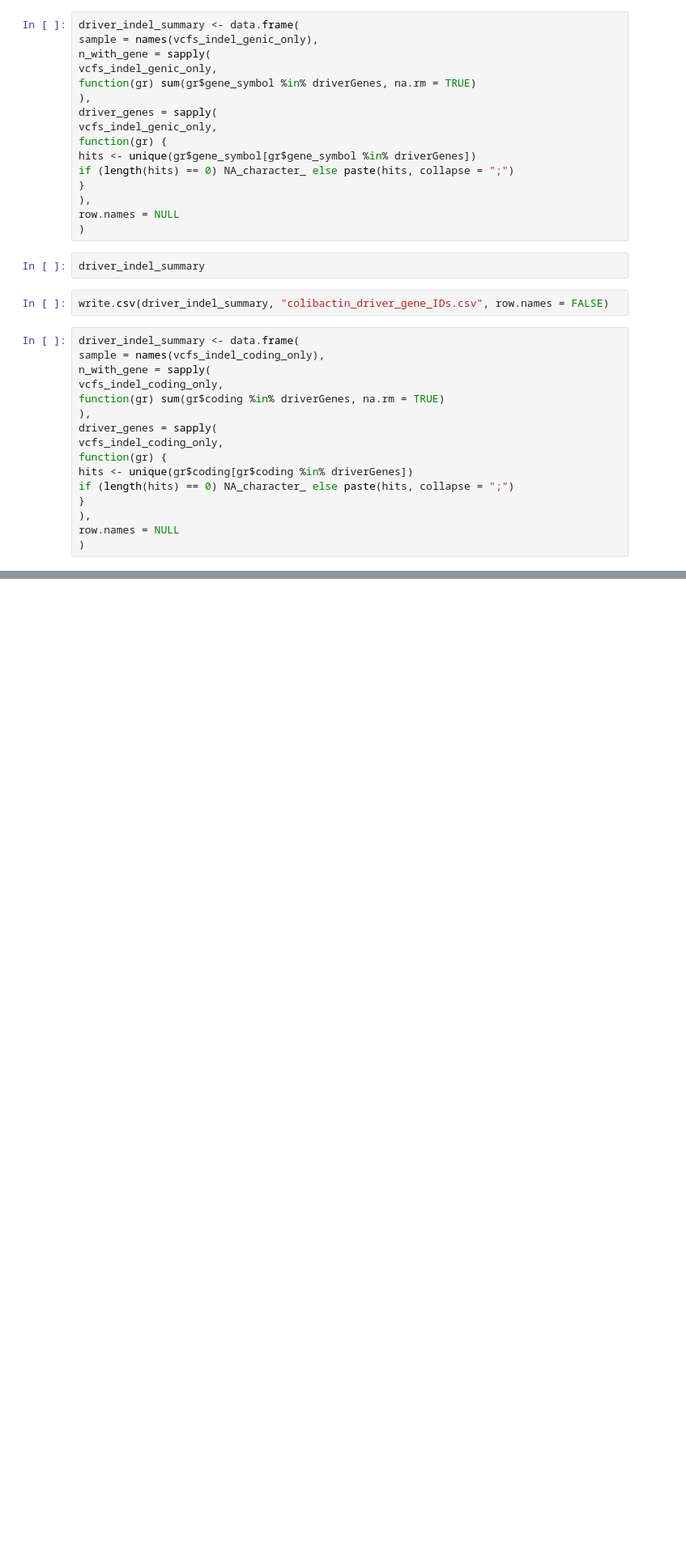
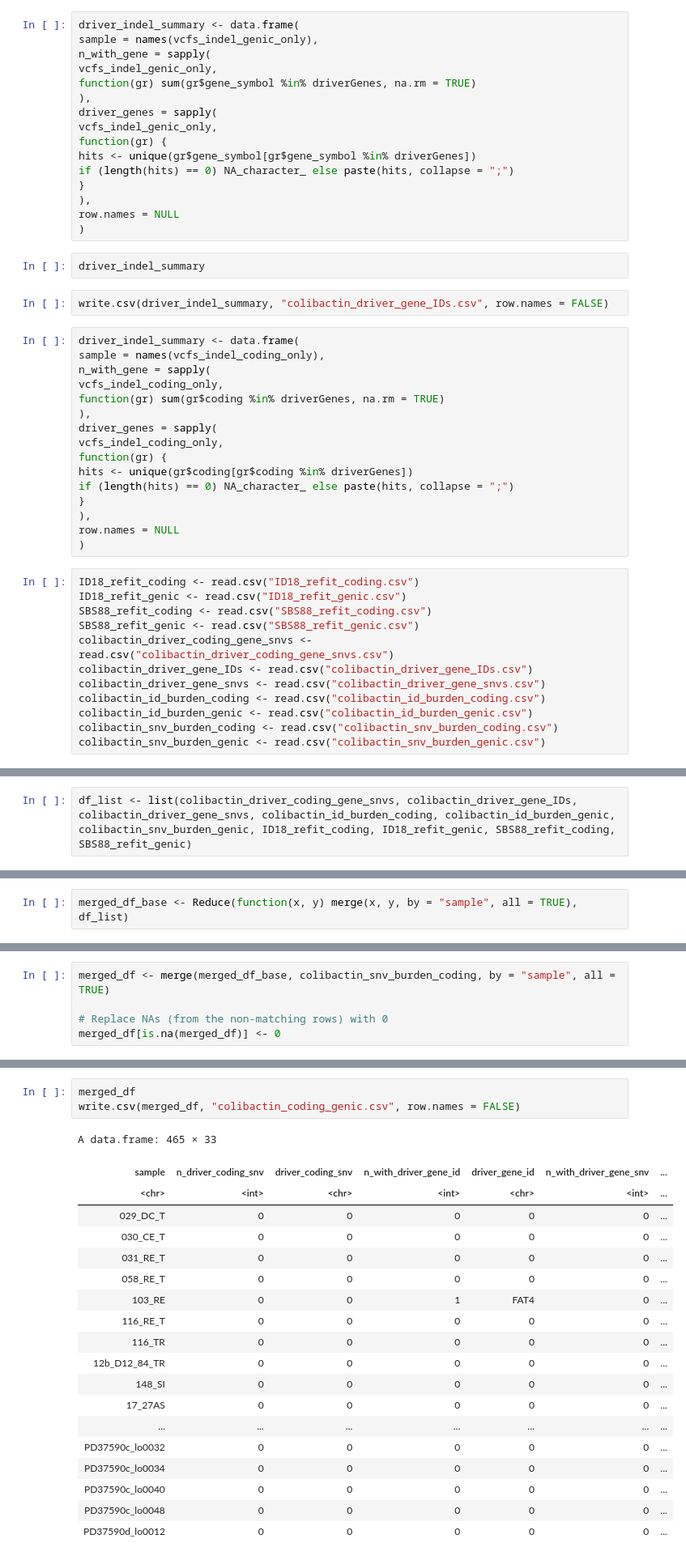
Before and after one commit to laurelhiatt/SEMIColon, a Jupyter notebook: scripts/pks/colibactin_coding.ipynb, the cells around one changed output, grey strips where cells are left out. Shown at 81% size. Cells and saved outputs as stored; diff of their text form; blank space fills up the shorter version.

```diff
--- a/scripts/pks/colibactin_coding.ipynb
+++ b/scripts/pks/colibactin_coding.ipynb
@@ -482,3 +446,15 @@ if (length(hits) == 0) NA_character_ else paste(hits, collapse = ";")
 ),
 row.names = NULL
 )
+# %%
+ID18_refit_coding <- read.csv("ID18_refit_coding.csv")
+ID18_refit_genic <- read.csv("ID18_refit_genic.csv")
+SBS88_refit_coding <- read.csv("SBS88_refit_coding.csv")
+SBS88_refit_genic <- read.csv("SBS88_refit_genic.csv")
+colibactin_driver_coding_gene_snvs <- read.csv("colibactin_driver_coding_gene_snvs.csv")
+colibactin_driver_gene_IDs <- read.csv("colibactin_driver_gene_IDs.csv")
+colibactin_driver_gene_snvs <- read.csv("colibactin_driver_gene_snvs.csv")
+colibactin_id_burden_coding <- read.csv("colibactin_id_burden_coding.csv")
+colibactin_id_burden_genic <- read.csv("colibactin_id_burden_genic.csv")
+colibactin_snv_burden_coding <- read.csv("colibactin_snv_burden_coding.csv")
+colibactin_snv_burden_genic <- read.csv("colibactin_snv_burden_genic.csv")
@@ -484,0 +473,3 @@ row.names = NULL
+# %%
+df_list <- list(colibactin_driver_coding_gene_snvs, colibactin_driver_gene_IDs, colibactin_driver_gene_snvs, colibactin_id_burden_coding, colibactin_id_burden_genic,
+colibactin_snv_burden_genic, ID18_refit_coding, ID18_refit_genic, SBS88_refit_coding, SBS88_refit_genic)
@@ -484,0 +489,2 @@ row.names = NULL
+# %%
+merged_df_base <- Reduce(function(x, y) merge(x, y, by = "sample", all = TRUE), df_list)
@@ -484,0 +494,5 @@ row.names = NULL
+# %%
+merged_df <- merge(merged_df_base, colibactin_snv_burden_coding, by = "sample", all = TRUE)
+
+# Replace NAs (from the non-matching rows) with 0
+merged_df[is.na(merged_df)] <- 0
@@ -484,0 +502,23 @@ row.names = NULL
+# %%
+merged_df
+write.csv(merged_df, "colibactin_coding_genic.csv", row.names = FALSE)
+# %% [output]
+A data.frame: 465 × 33
+| sample | n_driver_coding_snv | driver_coding_snv | n_with_driver_gene_id | driver_gene_id | n_with_driver_gene_snv | ... |
+| <chr> | <int> | <chr> | <int> | <chr> | <int> | ... |
+| 029_DC_T | 0 | 0 | 0 | 0 | 0 | ... |
+| 030_CE_T | 0 | 0 | 0 | 0 | 0 | ... |
+| 031_RE_T | 0 | 0 | 0 | 0 | 0 | ... |
+| 058_RE_T | 0 | 0 | 0 | 0 | 0 | ... |
+| 103_RE | 0 | 0 | 1 | FAT4 | 0 | ... |
+| 116_RE_T | 0 | 0 | 0 | 0 | 0 | ... |
+| 116_TR | 0 | 0 | 0 | 0 | 0 | ... |
+| 12b_D12_84_TR | 0 | 0 | 0 | 0 | 0 | ... |
+| 148_SI | 0 | 0 | 0 | 0 | 0 | ... |
+| 17_27AS | 0 | 0 | 0 | 0 | 0 | ... |
+| ... | ... | ... | ... | ... | ... | ... |
+| PD37590c_lo0032 | 0 | 0 | 0 | 0 | 0 | ... |
+| PD37590c_lo0034 | 0 | 0 | 0 | 0 | 0 | ... |
+| PD37590c_lo0040 | 0 | 0 | 0 | 0 | 0 | ... |
+| PD37590c_lo0048 | 0 | 0 | 0 | 0 | 0 | ... |
+| PD37590d_lo0012 | 0 | 0 | 0 | 0 | 0 | ... |
```
Also changed, not shown: parts of 7 cells of this notebook, 12 other files.
